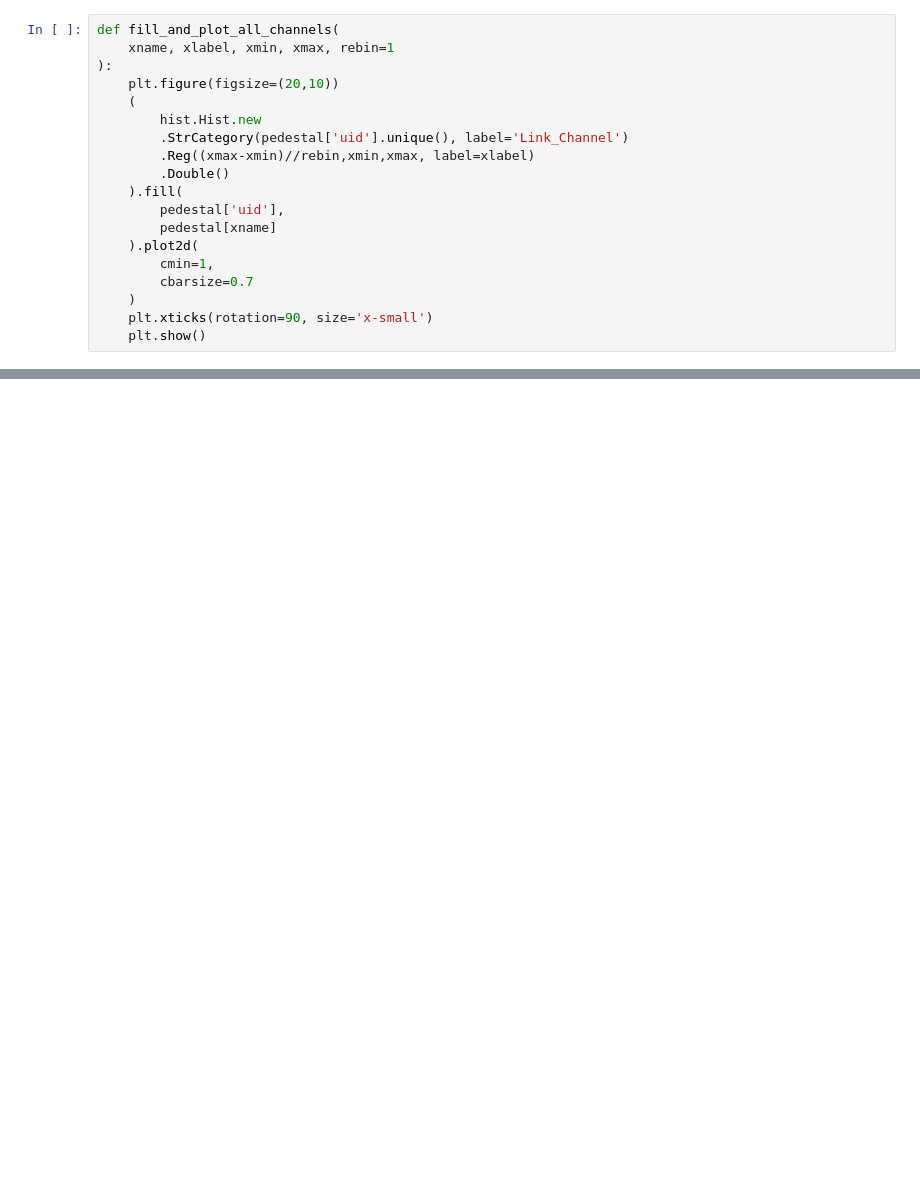
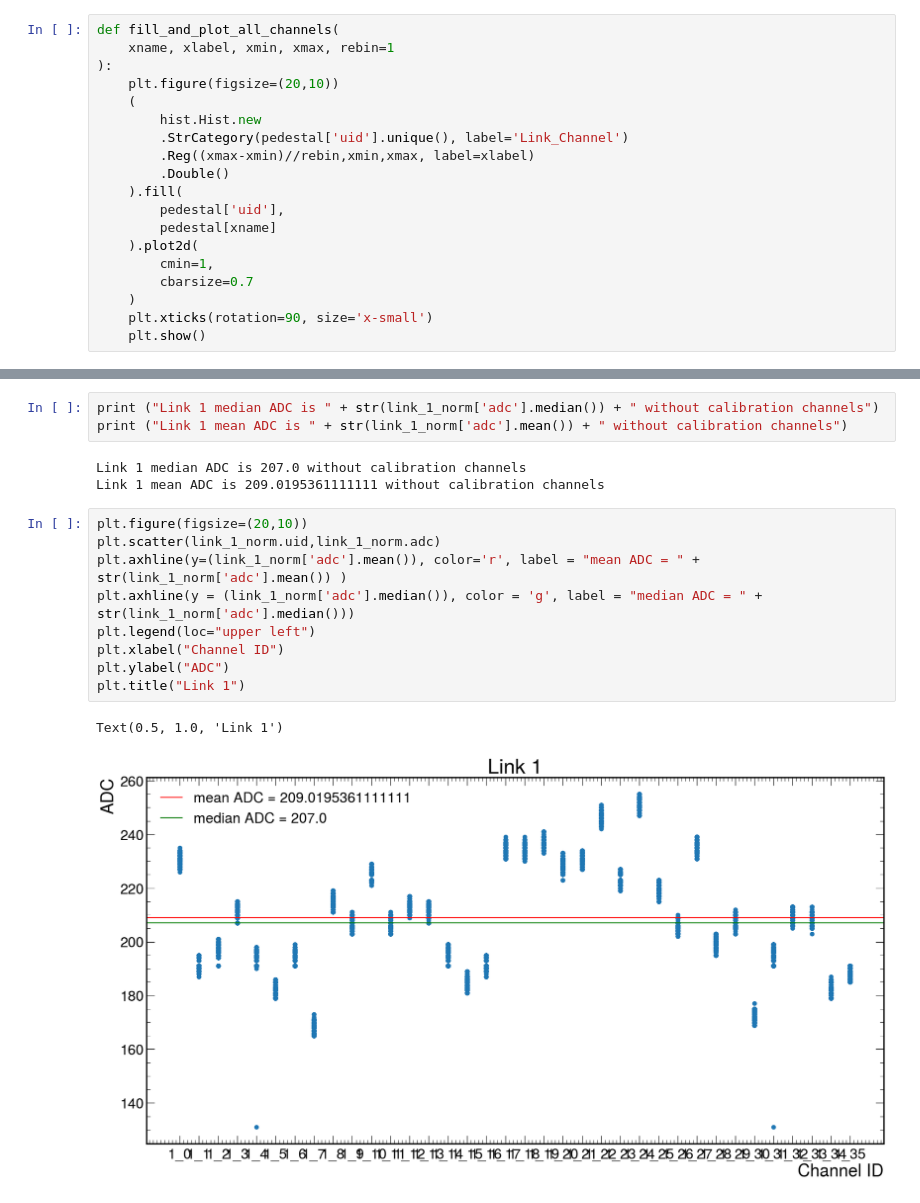
Before and after one commit to rodr1001/my_code, a Jupyter notebook: ldmx/hgcroc/pedestal_data/data/pedestal_ana.ipynb, the cells around one changed output, grey strips where cells are left out. Cells and saved outputs as stored; diff of their text form; blank space fills up the shorter version.

```diff
--- a/ldmx/hgcroc/pedestal_data/data/pedestal_ana.ipynb
+++ b/ldmx/hgcroc/pedestal_data/data/pedestal_ana.ipynb
@@ -281,0 +103,18 @@ plt.axhline(y=link_1_mean, color='r')
+# %%
+print ("Link 1 median ADC is " + str(link_1_norm['adc'].median()) + " without calibration channels")
+print ("Link 1 mean ADC is " + str(link_1_norm['adc'].mean()) + " without calibration channels")
+# %% [output]
+Link 1 median ADC is 207.0 without calibration channels
+Link 1 mean ADC is 209.0195361111111 without calibration channels
+# %%
+plt.figure(figsize=(20,10))
+plt.scatter(link_1_norm.uid,link_1_norm.adc)
+plt.axhline(y=(link_1_norm['adc'].mean()), color='r', label = "mean ADC = " + str(link_1_norm['adc'].mean()) )
+plt.axhline(y = (link_1_norm['adc'].median()), color = 'g', label = "median ADC = " +  str(link_1_norm['adc'].median()))
+plt.legend(loc="upper left")
+plt.xlabel("Channel ID")
+plt.ylabel("ADC")
+plt.title("Link 1")
+# %% [output]
+Text(0.5, 1.0, 'Link 1')
+[figure, added]
```
Also changed, not shown: parts of 78 cells of this notebook, 7 other files.
